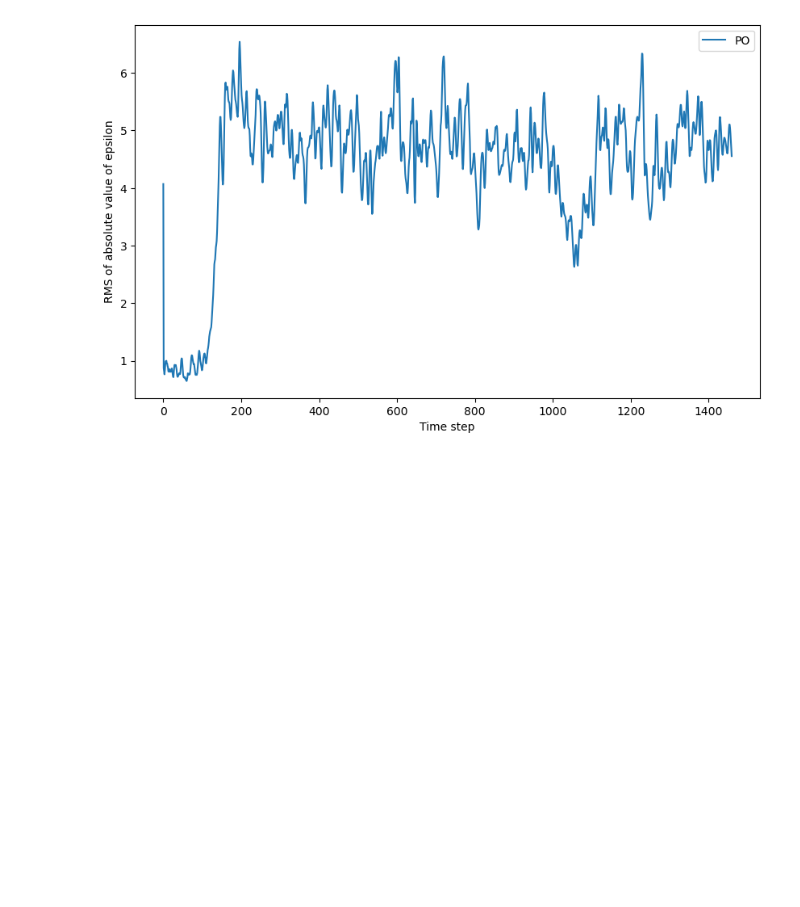
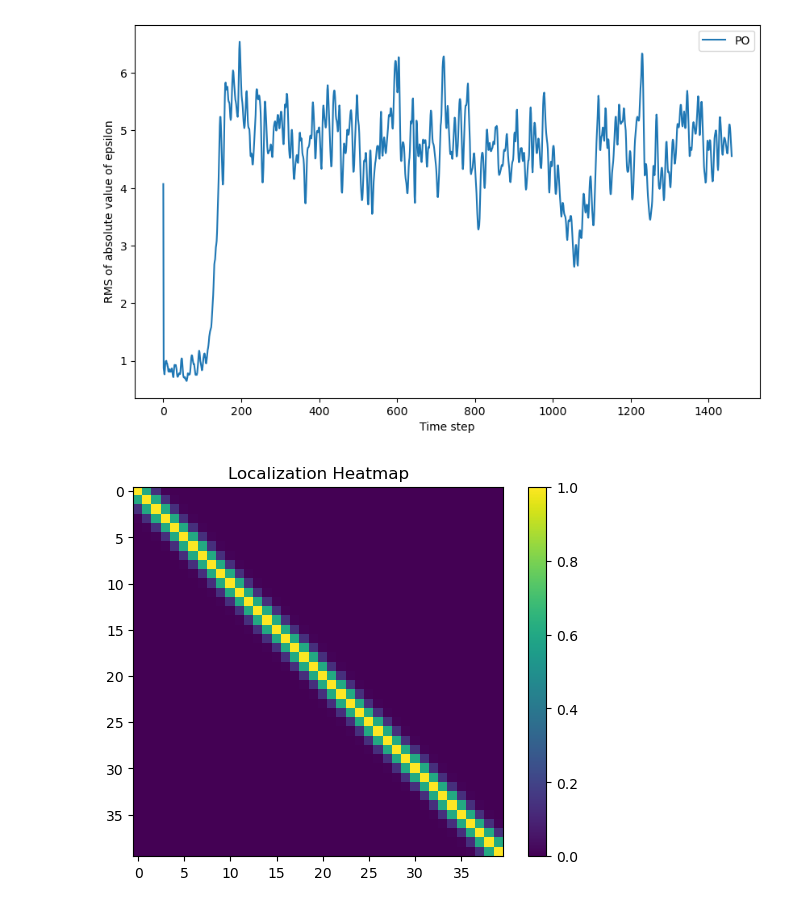
Before and after one commit to gallardo0825/Data_assimilation_A, a Jupyter notebook: final.ipynb, the cells around one changed output. Saved outputs shown, nothing was run; the diff lists cells and outputs as text; code cells hidden in the pictures; blank space fills up the shorter version.

```diff
--- a/final.ipynb
+++ b/final.ipynb
@@ -221,3 +155,15 @@ plt.legend()
 plt.show()
 # %% [output]
 [figure]
+# %%
+i_indices = np.arange(40)[:, None]  # [[0], [1], [2]]
+j_indices = np.arange(40)           # [0, 1, 2]
+
+localization_mat = np.vectorize(cal.localization)(i_indices, j_indices)
+
+plt.imshow(localization_mat, cmap='viridis', interpolation='nearest')
+plt.colorbar()
+plt.title('Localization Heatmap')
+plt.show()
+# %% [output]
+[figure, added]
```
Also changed, not shown: parts of 8 cells of this notebook.
